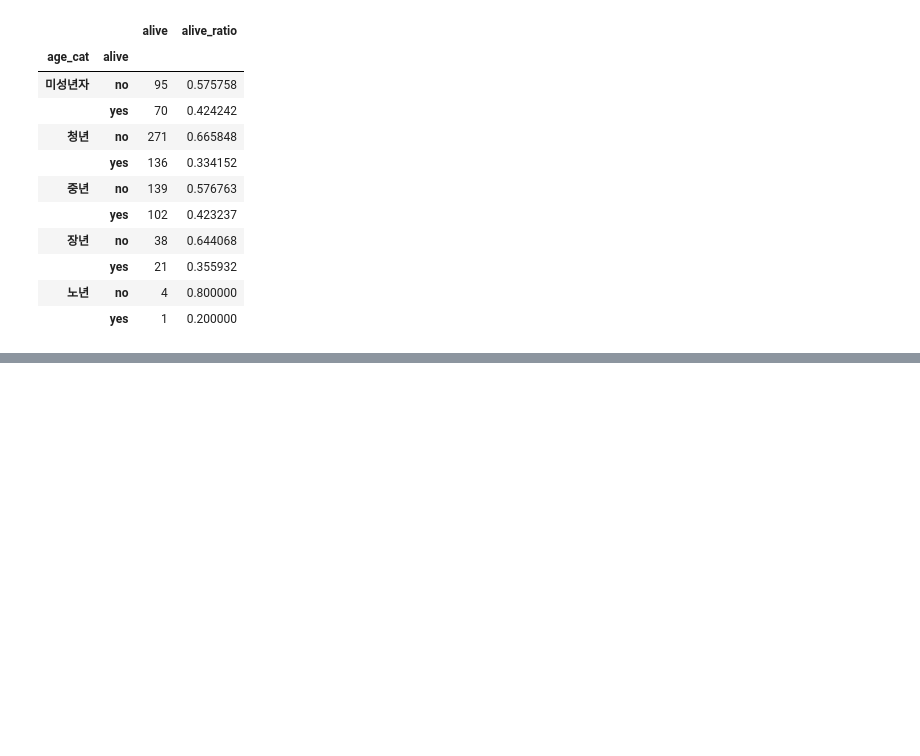
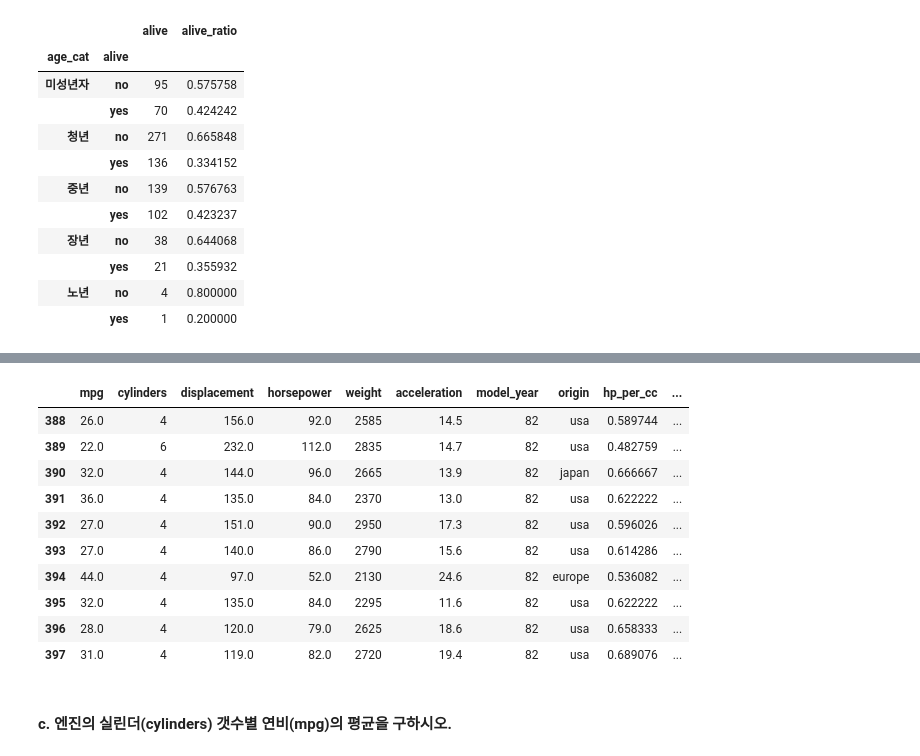
Before and after one commit to YeongilK/Data-Analysis-2020, a Jupyter notebook: 03_Pandas/09_연습문제2.ipynb, the cells around one changed output, grey strips where cells are left out. Cells and saved outputs as stored; diff of their text form; code cells hidden in the pictures; blank space fills up the shorter version.

```diff
--- a/03_Pandas/09_연습문제2.ipynb
+++ b/03_Pandas/09_연습문제2.ipynb
@@ -169,0 +428,18 @@ df2
+# %%
+# 'name' 열 삭제
+del mpg['name']
+mpg.tail(10)
+# %% [output]
+|  | mpg | cylinders | displacement | horsepower | weight | acceleration | model_year | origin | hp_per_cc | ... |
+| 388 | 26.0 | 4 | 156.0 | 92.0 | 2585 | 14.5 | 82 | usa | 0.589744 | ... |
+| 389 | 22.0 | 6 | 232.0 | 112.0 | 2835 | 14.7 | 82 | usa | 0.482759 | ... |
+| 390 | 32.0 | 4 | 144.0 | 96.0 | 2665 | 13.9 | 82 | japan | 0.666667 | ... |
+| 391 | 36.0 | 4 | 135.0 | 84.0 | 2370 | 13.0 | 82 | usa | 0.622222 | ... |
+| 392 | 27.0 | 4 | 151.0 | 90.0 | 2950 | 17.3 | 82 | usa | 0.596026 | ... |
+| 393 | 27.0 | 4 | 140.0 | 86.0 | 2790 | 15.6 | 82 | usa | 0.614286 | ... |
+| 394 | 44.0 | 4 | 97.0 | 52.0 | 2130 | 24.6 | 82 | europe | 0.536082 | ... |
+| 395 | 32.0 | 4 | 135.0 | 84.0 | 2295 | 11.6 | 82 | usa | 0.622222 | ... |
+| 396 | 28.0 | 4 | 120.0 | 79.0 | 2625 | 18.6 | 82 | usa | 0.658333 | ... |
+| 397 | 31.0 | 4 | 119.0 | 82.0 | 2720 | 19.4 | 82 | usa | 0.689076 | ... |
+# %% [markdown]
+#### c. 엔진의 실린더(cylinders) 갯수별 연비(mpg)의 평균을 구하시오.
```
Also changed, not shown: parts of 38 cells of this notebook.
